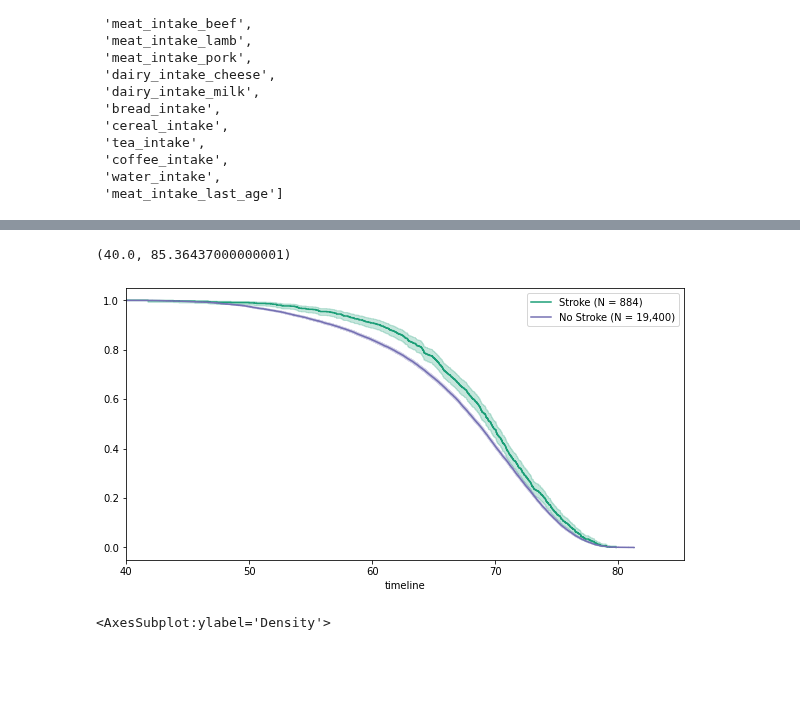
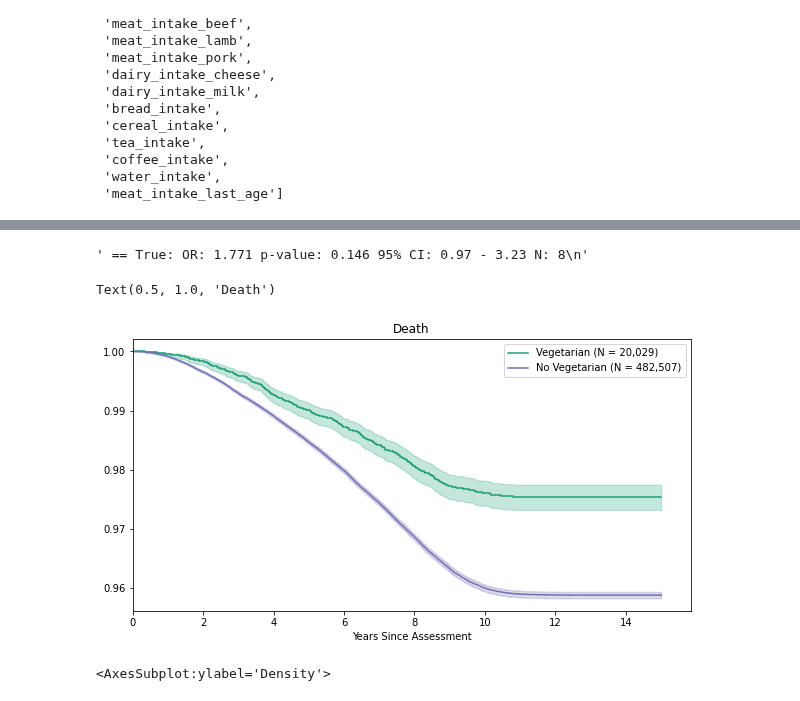
Before and after one commit to cole-khamnei/HLA_genotyping_associations, a Jupyter notebook: notebooks/comorbid_graph.ipynb, the cells around one changed output, grey strips where cells are left out. Saved outputs shown, nothing was run; the diff lists cells and outputs as text; code cells hidden in the pictures; blank space fills up the shorter version.

```diff
--- a/notebooks/comorbid_graph.ipynb
+++ b/notebooks/comorbid_graph.ipynb
@@ -54,0 +35,22 @@ Elapsed time: 61.7517 seconds
+# %%
+def load_biobank_data_and_HLA_data(dev_mode, signifier, rewrite = False):
+    """"""
+    (biobank_data_no_HLA_alleles, biobank_index,
+     med_code_mapping) = data_tools.load_all_biobank_components(DEV_MODE, signifier=SIGNIFIER, rewrite=False)
+    loaded = True
+    print("Integrating HLA Data")
+    with Timer() as t:
+        HLA_alleles = data_tools.load_HLA_data()
+        biobank_data = biobank_data_no_HLA_alleles.merge(HLA_alleles, how="left", on="eid")
+    return biobank_data, biobank_index
+# %%
+DEV_MODE = False
+SIGNIFIER = ""
+
+params = (DEV_MODE, SIGNIFIER)
+cache_path = os.path.join(constants.UK_BIOBANK_CACHE_PATH, f"all_data_{DEV_MODE}_{SIGNIFIER}.pkl".lower())
+
+if not loaded:
+    with Timer() as t:
+        biobank_data, biobank_index = cache(load_biobank_data_and_HLA_data, (DEV_MODE, SIGNIFIER), cache_path)
+    loaded = True
@@ -456,19 +556,32 @@ dead_data = biobank_data.loc[~biobank_data["death_date"].isna()].copy(deep=True)
+# %%
+variable_OR_test(data["death_cause_curve"].apply(was_suicide), get_illness_value(data, "vegetarian", "illness_code"))
+# %% [output]
+' == True: OR: 1.771 p-value: 0.146 95% CI: 0.97 - 3.23 N: 8\n'
 # %%
-illness = "stroke"
-grouping = get_illness_value(dead_data, illness, "illness_code")
-E = ~dead_data["death_age"].isna()
+illness = "vegetarian"
+
+data = biobank_data
+
+grouping = get_illness_value(data, illness, "illness_code")
+
+da_diff = data["death_age"] - data["assessment_age"]
+da_diff[pd.isnull(da_diff)] = 15
+
+E = ~data["death_age"].isna()
 
 palette = create_palette("custom_dark")
 fig, ax = plt.subplots(figsize=(10, 5))
 kmf = KaplanMeierFitter()
-kmf.fit(dead_data["death_age"].loc[grouping], E[grouping],
+kmf.fit(da_diff.loc[grouping], E[grouping],
         label=f"{to_title(illness)} (N = {np.count_nonzero(grouping):,})")
 kmf.plot_survival_function(ax=ax, color=next(palette))
 
-kmf.fit(dead_data["death_age"].loc[~grouping], E[~grouping],
+kmf.fit(da_diff.loc[~grouping], E[~grouping],
         label=f"No {to_title(illness)} (N = {np.count_nonzero(~grouping):,})")
 kmf.plot_survival_function(ax=ax, color=next(palette))
-ax.set_xlim(40, None)
+ax.set_xlim(0, None)
+ax.set_xlabel("Years Since Assessment")
+ax.set_title("Death")
 # %% [output]
-(40.0, 85.36437000000001)
+Text(0.5, 1.0, 'Death')
-[figure, old version]
+[figure, new version]
```
Also changed, not shown: parts of 16 cells of this notebook, 8 other files.
